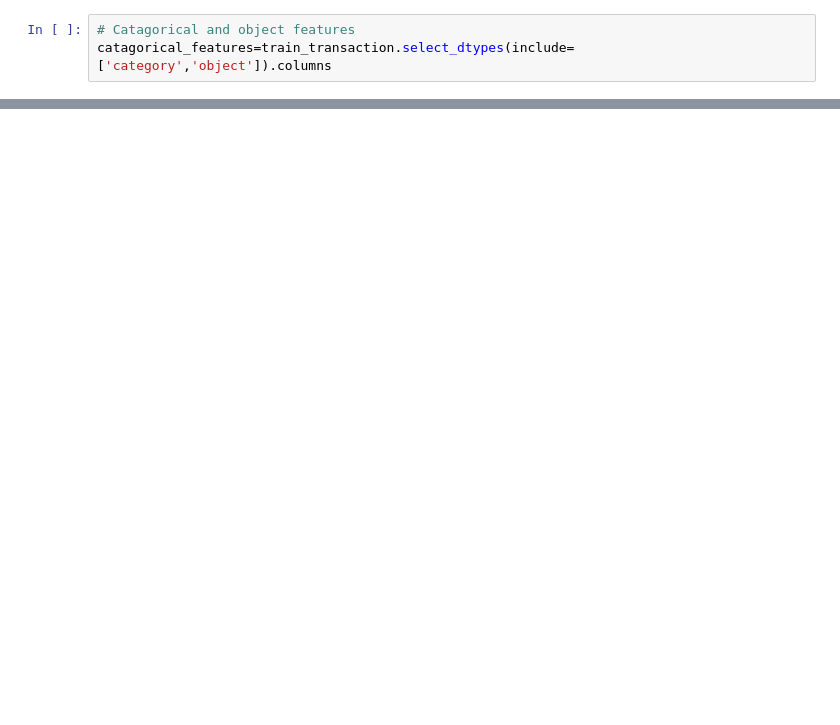
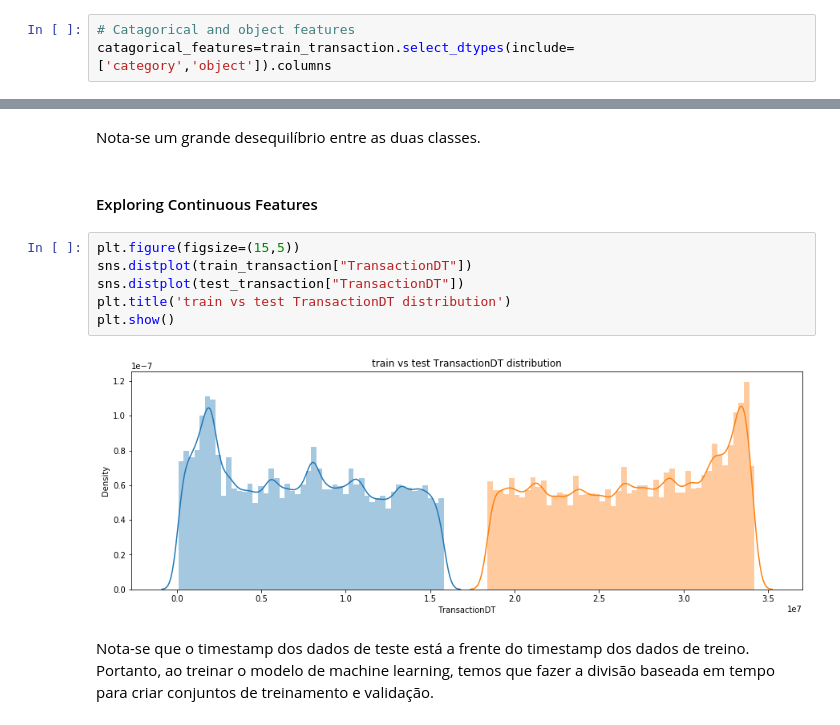
Before and after one commit to JonathanCristovao/Fraud-Detection, a Jupyter notebook: notebook.ipynb, the cells around one changed output, grey strips where cells are left out. Cells and saved outputs as stored; diff of their text form; blank space fills up the shorter version.

```diff
--- a/notebook.ipynb
+++ b/notebook.ipynb
@@ -134,0 +159,14 @@ catagorical_features
+# %% [markdown]
+Nota-se um grande desequilíbrio entre as duas classes.
+# %% [markdown]
+#### Exploring Continuous Features
+# %%
+plt.figure(figsize=(15,5))
+sns.distplot(train_transaction["TransactionDT"])
+sns.distplot(test_transaction["TransactionDT"])
+plt.title('train vs test TransactionDT distribution')
+plt.show()
+# %% [output]
+[figure, added]
+# %% [markdown]
+Nota-se que o timestamp dos dados de teste está a frente do timestamp dos dados de treino. Portanto, ao treinar o modelo de machine learning, temos que fazer a divisão baseada em tempo para criar conjuntos de treinamento e validação.
```
Also changed, not shown: parts of 31 cells of this notebook, 1 other file.
